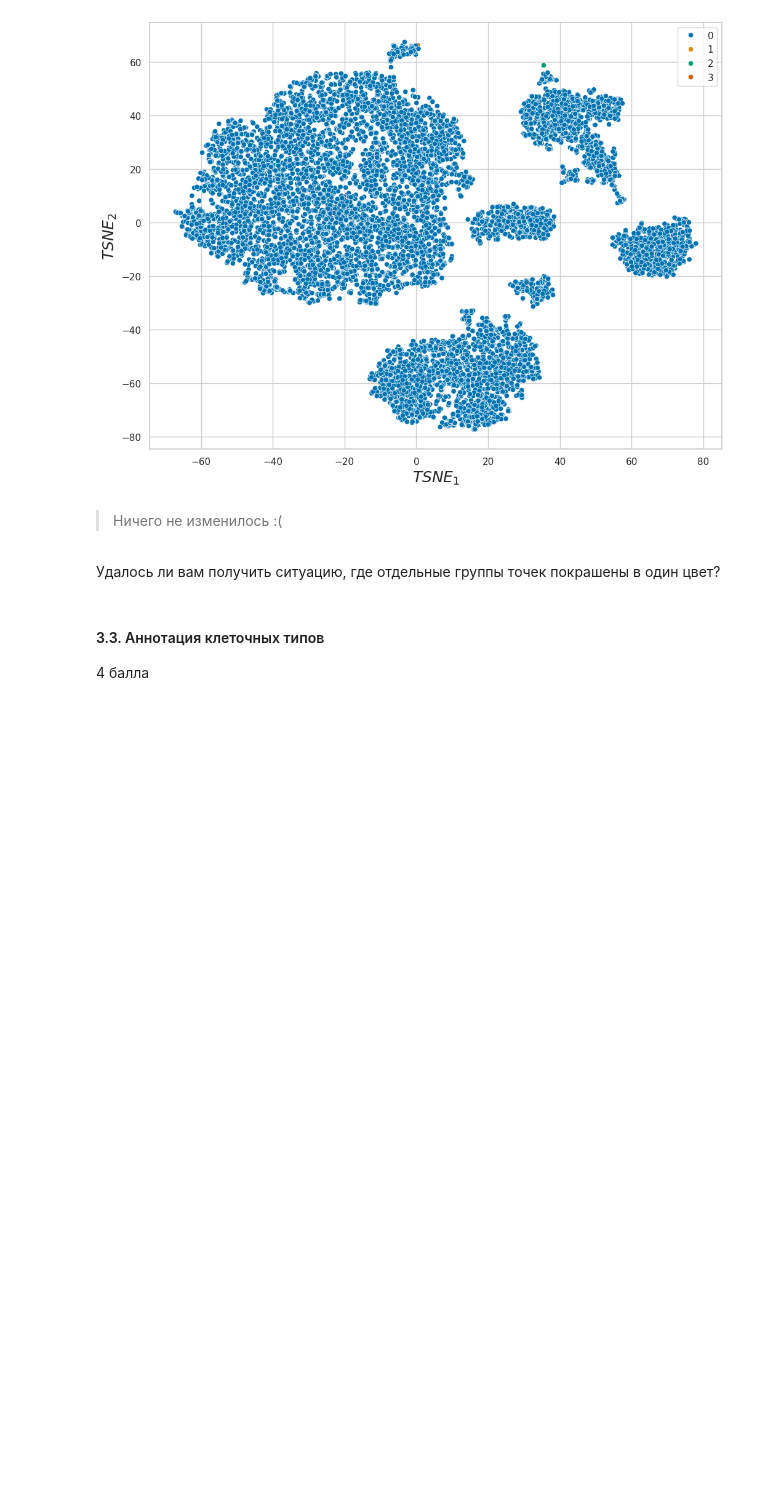
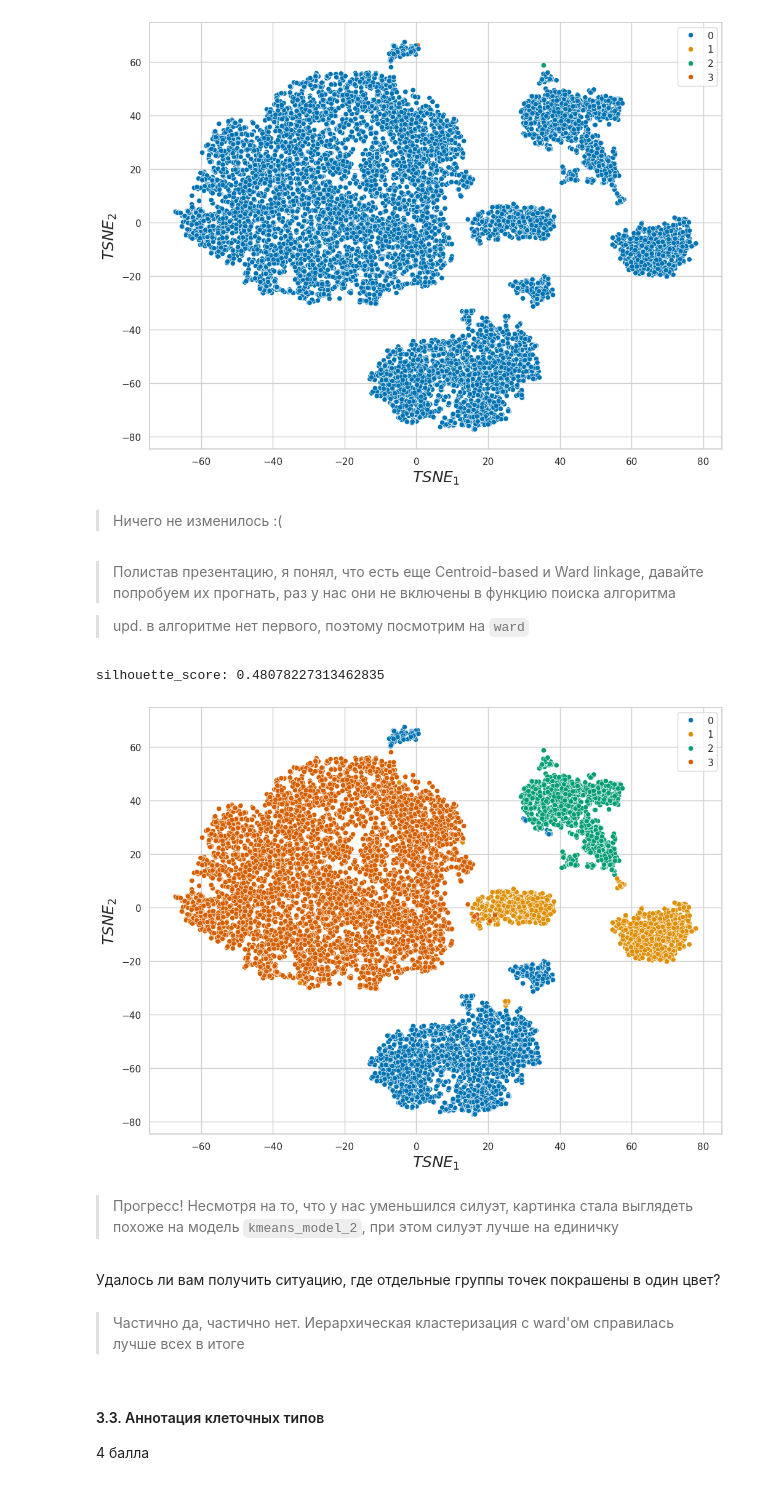
Before and after one commit to ArtemVaska/BI-ML-2024, a Jupyter notebook: lecture_3_unsupervised_learning/homework/code/Cluster_tSNE.ipynb, the cells around one changed output. Cells and saved outputs as stored; diff of their text form; code cells hidden in the pictures; blank space fills up the shorter version.

```diff
--- a/lecture_3_unsupervised_learning/homework/code/Cluster_tSNE.ipynb
+++ b/lecture_3_unsupervised_learning/homework/code/Cluster_tSNE.ipynb
@@ -566,8 +566,26 @@ tsne_res_agg_2 = plot_tsne(scale_clean_fc_data, color=y_pred)
 [figure]
 # %% [markdown]
 > Ничего не изменилось :(
+# %% [markdown]
+> Полистав презентацию, я понял, что есть еще Centroid-based и Ward linkage, давайте попробуем их прогнать, раз у нас они не включены в функцию поиска алгоритма
+
+> upd. в алгоритме нет первого, поэтому посмотрим на `ward`
+# %%
+hierarchical_model_4 = AgglomerativeClustering(n_clusters=4, linkage="ward", metric="euclidean")
+y_pred = hierarchical_model_4.fit_predict(scale_clean_fc_data)
+silhouette = silhouette_score(scale_clean_fc_data, y_pred)
+print(f"silhouette_score: {silhouette}")
+
+tsne_res_agg_3 = plot_tsne(scale_clean_fc_data, color=y_pred)
+# %% [output]
+silhouette_score: 0.48078227313462835
+[figure, added]
+# %% [markdown]
+> Прогресс! Несмотря на то, что у нас уменьшился силуэт, картинка стала выглядеть похоже на модель `kmeans_model_2`, при этом силуэт лучше на единичку
 # %% [markdown]
 Удалось ли вам получить ситуацию, где отдельные группы точек покрашены в один цвет?
+# %% [markdown]
+> Частично да, частично нет. Иерархическая кластеризация с ward'ом справилась лучше всех в итоге
 # %% [markdown]
 #### 3.3. Аннотация клеточных типов
 
```
